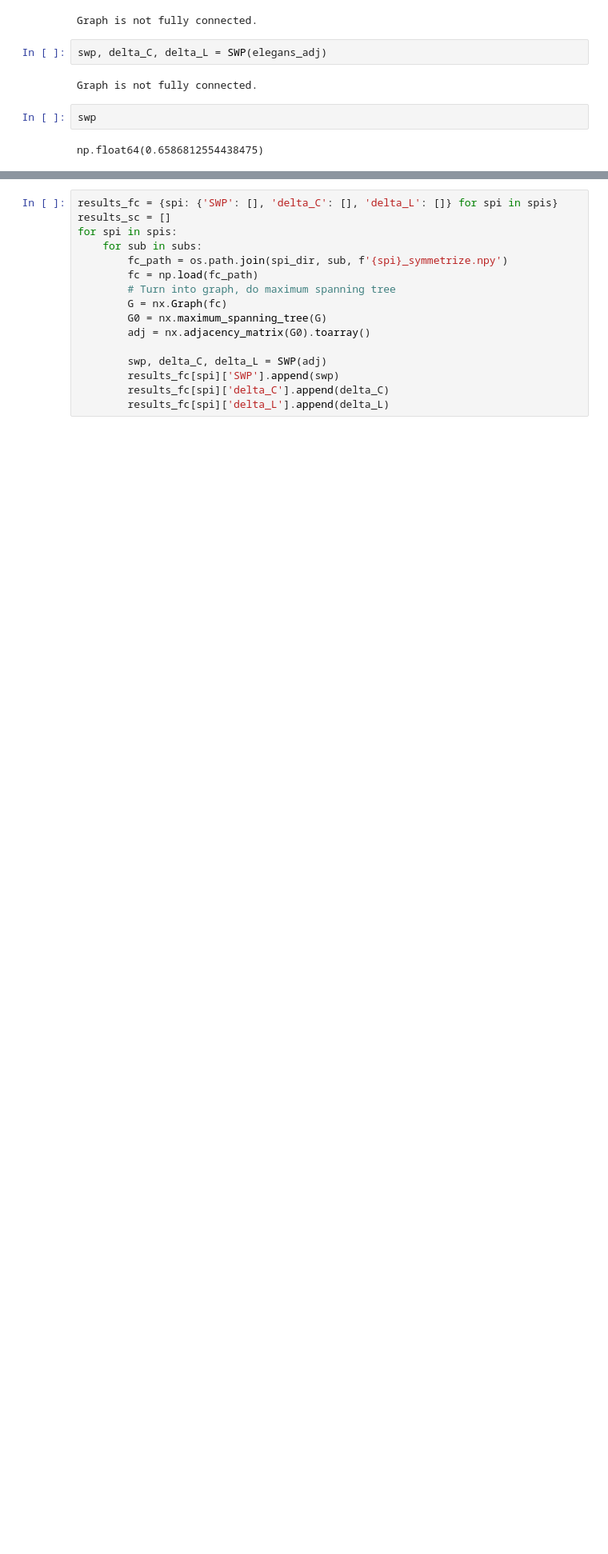
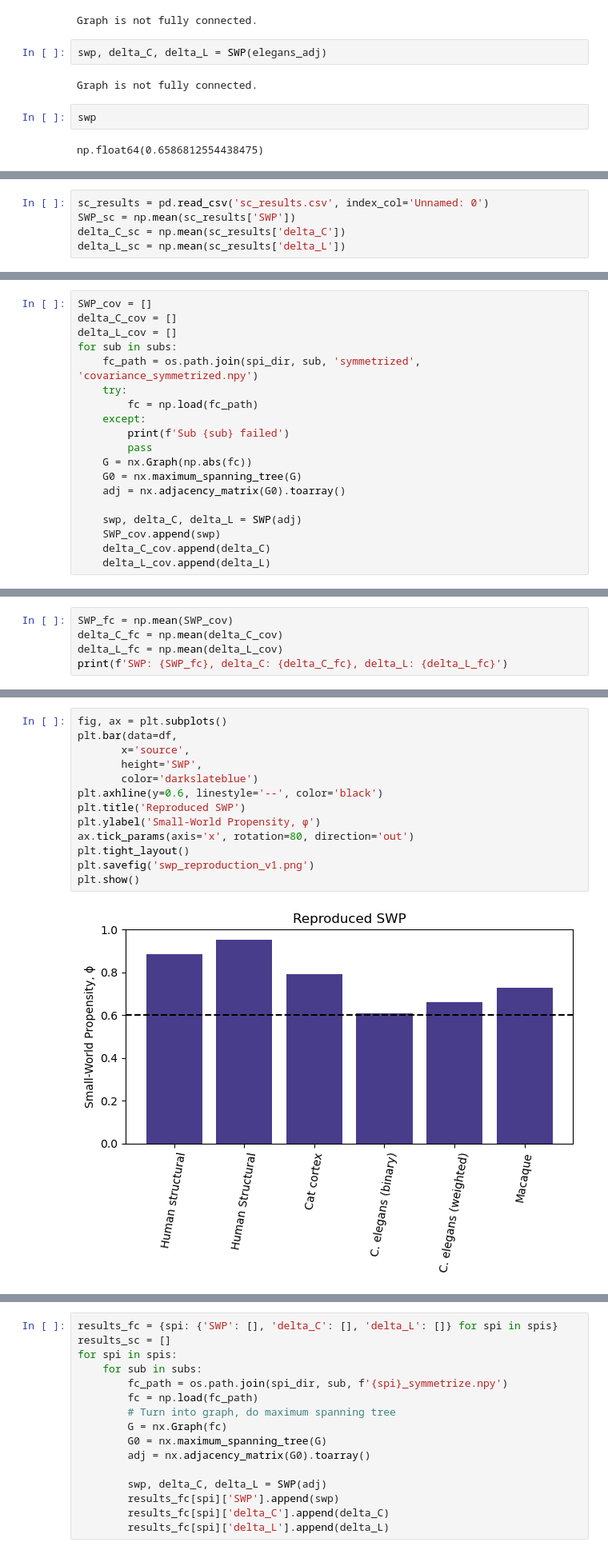
Before and after one commit to i-levy/network-science-final, a Jupyter notebook: testing_v5.ipynb, the cells around one changed output, grey strips where cells are left out. Shown at 80% size. Drawn from its saved outputs; the diff is of its cells as text; blank space fills up the shorter version.

Commit message:
adding macaque and cat files, some reproduction plots, and aggregated results

```diff
--- a/testing_v5.ipynb
+++ b/testing_v5.ipynb
@@ -221,0 +227,5 @@ np.float64(0.6586812554438475)
+# %%
+sc_results = pd.read_csv('sc_results.csv', index_col='Unnamed: 0')
+SWP_sc = np.mean(sc_results['SWP'])
+delta_C_sc = np.mean(sc_results['delta_C'])
+delta_L_sc = np.mean(sc_results['delta_L'])
@@ -221,0 +239,19 @@ np.float64(0.6586812554438475)
+# %%
+SWP_cov = []
+delta_C_cov = []
+delta_L_cov = []
+for sub in subs:
+    fc_path = os.path.join(spi_dir, sub, 'symmetrized', 'covariance_symmetrized.npy')
+    try:
+        fc = np.load(fc_path)
+    except:
+        print(f'Sub {sub} failed')
+        pass
+    G = nx.Graph(np.abs(fc))
+    G0 = nx.maximum_spanning_tree(G)
+    adj = nx.adjacency_matrix(G0).toarray()
+
+    swp, delta_C, delta_L = SWP(adj)
+    SWP_cov.append(swp)
+    delta_C_cov.append(delta_C)
+    delta_L_cov.append(delta_L)
@@ -221,0 +269,5 @@ np.float64(0.6586812554438475)
+# %%
+SWP_fc = np.mean(SWP_cov)
+delta_C_fc = np.mean(delta_C_cov)
+delta_L_fc = np.mean(delta_L_cov)
+print(f'SWP: {SWP_fc}, delta_C: {delta_C_fc}, delta_L: {delta_L_fc}')
@@ -221,0 +373,15 @@ np.float64(0.6586812554438475)
+# %%
+fig, ax = plt.subplots()
+plt.bar(data=df,
+       x='source',
+       height='SWP',
+       color='darkslateblue')
+plt.axhline(y=0.6, linestyle='--', color='black')
+plt.title('Reproduced SWP')
+plt.ylabel('Small-World Propensity, ϕ')
+ax.tick_params(axis='x', rotation=80, direction='out')
+plt.tight_layout()
+plt.savefig('swp_reproduction_v1.png')
+plt.show()
+# %% [output]
+[figure, added]
```
Also changed, not shown: parts of 17 cells of this notebook, 5 other files.
